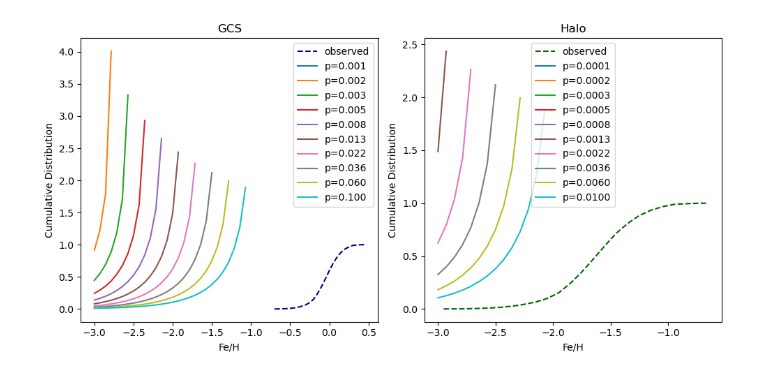
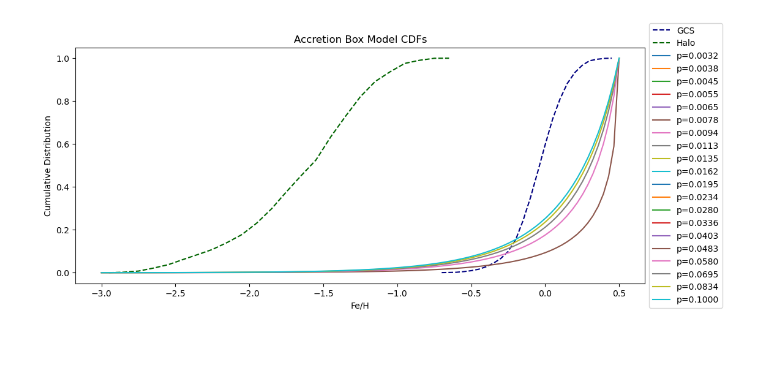
Before and after one commit to AstroSeha/SS2024, a Jupyter notebook: Galaxies and Cosmology/GNC_Exercise6_2.ipynb, the cells around one changed output. Saved outputs shown, nothing was run; the diff lists cells and outputs as text; code cells hidden in the pictures; blank space fills up the shorter version.

```diff
--- a/Galaxies and Cosmology/GNC_Exercise6_2.ipynb
+++ b/Galaxies and Cosmology/GNC_Exercise6_2.ipynb
@@ -137,35 +65,28 @@ plt.show()
-# %%
-
-def accretion_cdf(fe_h_,p):
-    Z = 10 ** fe_h_
-    return -np.log(1-Z/p)
-
-fig, ax = plt.subplots(1, 2, figsize=(10, 5))
-
-ax[0].plot(fe_h_gcs, cumulative_gcs_normalized, label='observed', color='navy', linestyle='--')
-ax[1].plot(fe_h_halo, cumulative_gcs_normalized, label='observed', color='darkgreen', linestyle='--')
-
-p_gcs = np.logspace(-3, -1, 10)
-p_halo = np.logspace(-4, -2, 10)
-FeH = np.linspace(-3, 0.5, 50)
-
-for p in p_gcs:
-    ax[0].plot(FeH, accretion_cdf(FeH, p), label=f'p={p:.3f}')
-
-for p in p_halo:
-    ax[1].plot(FeH, accretion_cdf(FeH, p), label=f'p={p:.4f}')
-
-ax[0].set_xlabel('Fe/H')
-ax[0].set_ylabel('Cumulative Distribution')
-ax[0].title.set_text('GCS')
-ax[0].legend()
-
-ax[1].set_xlabel('Fe/H')
-ax[1].set_ylabel('Cumulative Distribution')
-ax[1].title.set_text('Halo')
-ax[1].legend()
-
-plt.tight_layout()
-plt.show()
-# %% [output]
-[figure, removed]
+# %%
+def accretion_cdf(fe_h_,p): # (12.53)
+    Z = 0.015 * 10 ** fe_h_
+    return -np.log(1-(Z /p))
+
+p_gcs = np.logspace(-3, -1, 10)
+p_halo = np.logspace(-4, -1, 10)
+FeH = np.linspace(-3, 0.5, 500)
+
+plt.figure(figsize=(12,5))
+plt.plot(fe_h_gcs, cumulative_gcs_normalized, label='GCS', color='navy', linestyle='--')
+plt.plot(fe_h_halo, cumulative_halo_normalized, label='Halo', color='darkgreen', linestyle='--')
+
+p_value = np.logspace(-2.5, -1, 20)
+FeH = np.linspace(-3, 0.5, 100)
+
+for p in p_value:
+    accretion_cdf_norm = (accretion_cdf(FeH, p)-accretion_cdf(FeH[0],p))/(accretion_cdf(FeH[-1],p)-accretion_cdf(FeH[0],p))
+    plt.plot(FeH, accretion_cdf_norm, label=f'p={p:.4f}')
+
+
+plt.xlabel('Fe/H')
+plt.ylabel('Cumulative Distribution')
+plt.title('Accretion Box Model CDFs')
+plt.legend(loc='center left', bbox_to_anchor=(1, 0.5))
+plt.show()
+# %% [output]
+[figure, added]
```
Also changed, not shown: parts of 4 cells of this notebook, 1 other file.
